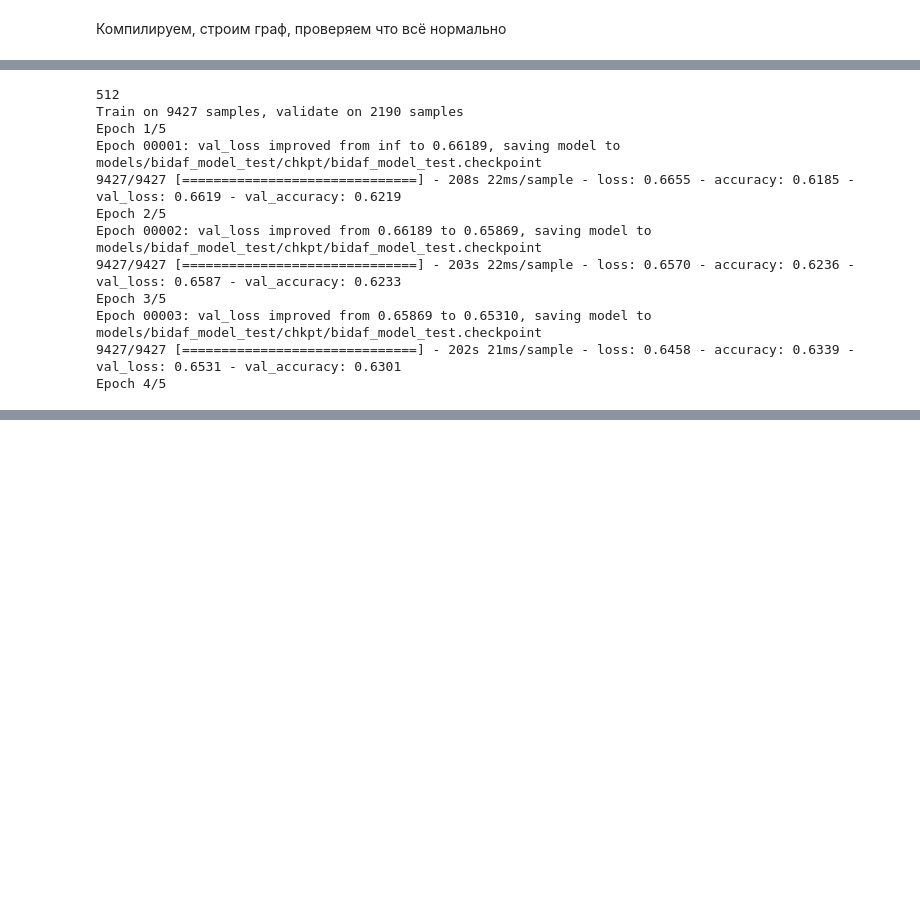
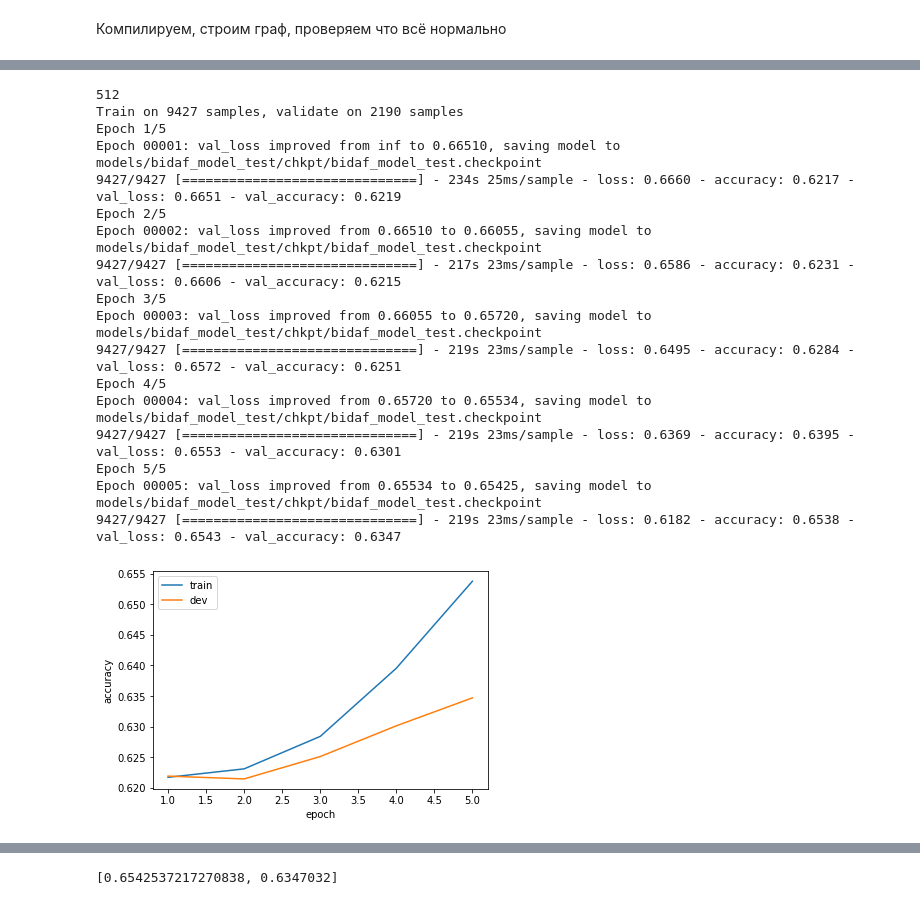
Before and after one commit to litdarya/nlp_tasks, a Jupyter notebook: hw_2/hw2.ipynb, the cells around one changed output, grey strips where cells are left out. Drawn from its saved outputs; the diff is of its cells as text; code cells hidden in the pictures; blank space fills up the shorter version.

Commit message:
resume, bidaf accuracy=0.63

```diff
--- a/hw_2/hw2.ipynb
+++ b/hw_2/hw2.ipynb
@@ -1921,6 +1906,10 @@ def _train_model(
         dev_acc.extend(history.history['val_accuracy'])
     current_model.save_weights(final_path)
     plot_history(train_acc, dev_acc)
+# %%
+def _evaluate_model(current_model, X_test, y_test, do_print=False):
+    acc = current_model.evaluate(X_test, y_test)
+    return acc
 # %%
 lstm_dim=40
 
@@ -1963,38 +1952,44 @@ bidaf_model = build_bidaf(
     },
     passage_character_tokens_params={
         'word_len': MAX_WORD_LEN_SYM,
         'sentence_size': MAX_LEN_PASSAGE,
         'embedding_size': 256,
-        'filters': [50],
+        'filters': [100],
         'kernels': [4],
     },
     modeling_layer_params={
         'num_decoders': 1,
         'd': lstm_dim,
         'recurrent_dropout': 0,
     },
     prediction_layer_params={
         'd': lstm_dim,
     },
 )
 bidaf_model.compile(optimizer='adam', loss='binary_crossentropy', metrics=['accuracy'])
 _train_model(
     bidaf_model, 'bidaf_model_test',
     X=train_bidaf, y=y_train,
     X_dev=dev_bidaf, y_dev=y_dev,
     epochs=5,
 )
-evaluate_model(_model, test_bidaf, y_test)
+_evaluate_model(bidaf_model, test_bidaf, y_test)
 # %% [output]
 512
 Train on 9427 samples, validate on 2190 samples
 Epoch 1/5
-Epoch 00001: val_loss improved from inf to 0.66189, saving model to models/bidaf_model_test/chkpt/bidaf_model_test.checkpoint
-9427/9427 [==============================] - 208s 22ms/sample - loss: 0.6655 - accuracy: 0.6185 - val_loss: 0.6619 - val_accuracy: 0.6219
+Epoch 00001: val_loss improved from inf to 0.66510, saving model to models/bidaf_model_test/chkpt/bidaf_model_test.checkpoint
+9427/9427 [==============================] - 234s 25ms/sample - loss: 0.6660 - accuracy: 0.6217 - val_loss: 0.6651 - val_accuracy: 0.6219
 Epoch 2/5
-Epoch 00002: val_loss improved from 0.66189 to 0.65869, saving model to models/bidaf_model_test/chkpt/bidaf_model_test.checkpoint
-9427/9427 [==============================] - 203s 22ms/sample - loss: 0.6570 - accuracy: 0.6236 - val_loss: 0.6587 - val_accuracy: 0.6233
+Epoch 00002: val_loss improved from 0.66510 to 0.66055, saving model to models/bidaf_model_test/chkpt/bidaf_model_test.checkpoint
+9427/9427 [==============================] - 217s 23ms/sample - loss: 0.6586 - accuracy: 0.6231 - val_loss: 0.6606 - val_accuracy: 0.6215
 Epoch 3/5
-Epoch 00003: val_loss improved from 0.65869 to 0.65310, saving model to models/bidaf_model_test/chkpt/bidaf_model_test.checkpoint
-9427/9427 [==============================] - 202s 21ms/sample - loss: 0.6458 - accuracy: 0.6339 - val_loss: 0.6531 - val_accuracy: 0.6301
+Epoch 00003: val_loss improved from 0.66055 to 0.65720, saving model to models/bidaf_model_test/chkpt/bidaf_model_test.checkpoint
+9427/9427 [==============================] - 219s 23ms/sample - loss: 0.6495 - accuracy: 0.6284 - val_loss: 0.6572 - val_accuracy: 0.6251
 Epoch 4/5
+Epoch 00004: val_loss improved from 0.65720 to 0.65534, saving model to models/bidaf_model_test/chkpt/bidaf_model_test.checkpoint
+9427/9427 [==============================] - 219s 23ms/sample - loss: 0.6369 - accuracy: 0.6395 - val_loss: 0.6553 - val_accuracy: 0.6301
+Epoch 5/5
+Epoch 00005: val_loss improved from 0.65534 to 0.65425, saving model to models/bidaf_model_test/chkpt/bidaf_model_test.checkpoint
+9427/9427 [==============================] - 219s 23ms/sample - loss: 0.6182 - accuracy: 0.6538 - val_loss: 0.6543 - val_accuracy: 0.6347
+[figure, added]
@@ -2000,0 +1997 @@ Epoch 4/5
+[0.6542537217270838, 0.6347032]
```
Also changed, not shown: parts of 11 cells of this notebook, 1 other file.
